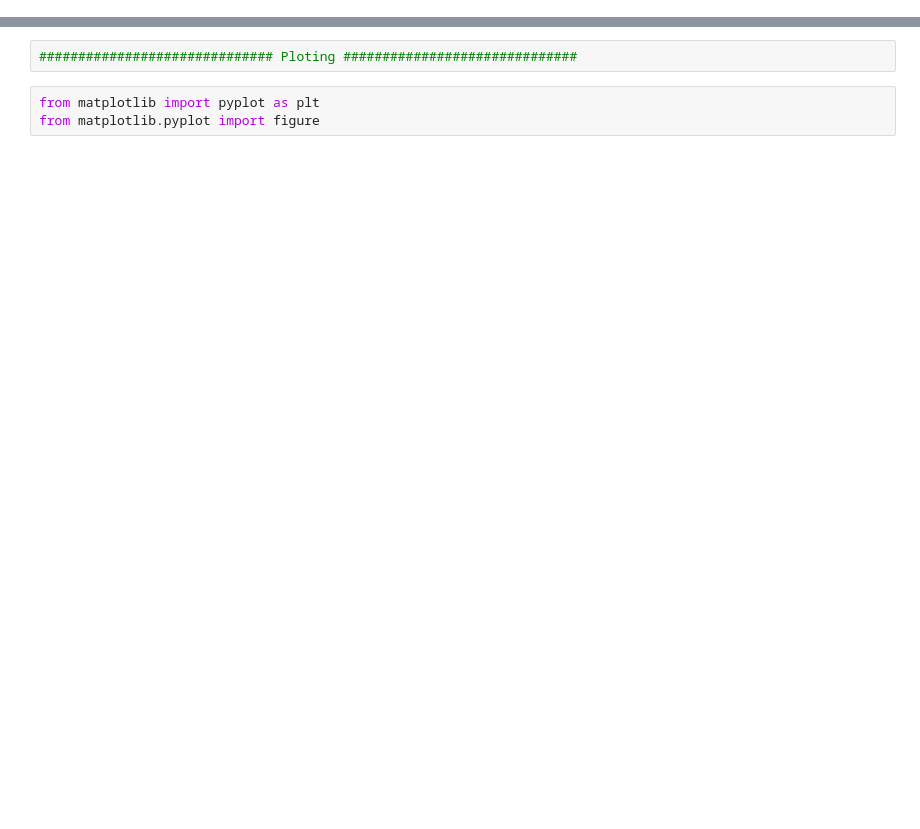
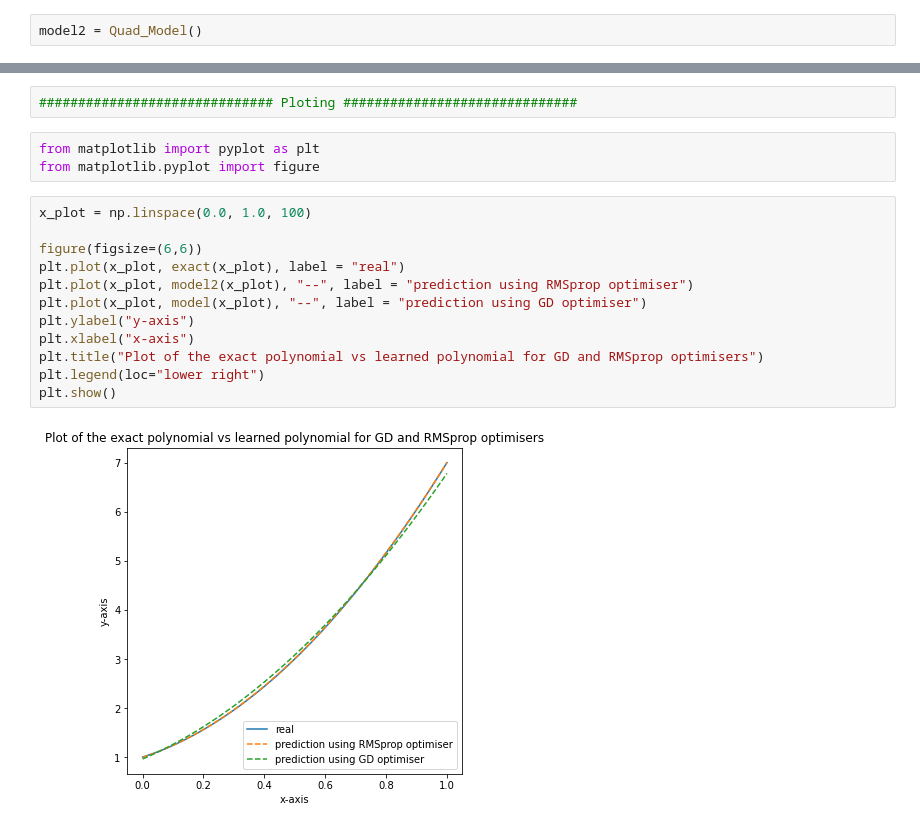
Before and after one commit to DarrahK/MMath, a Jupyter notebook: Quad_Poly_Example.ipynb, the cells around one changed output, grey strips where cells are left out. Drawn from its saved outputs; the diff is of its cells as text; blank space fills up the shorter version.

```diff
--- a/Quad_Poly_Example.ipynb
+++ b/Quad_Poly_Example.ipynb
@@ -123,0 +121,2 @@ model.trainable_variables
+# %%
+model2 = Quad_Model()
@@ -126,3 +162,17 @@ model.trainable_variables
 # %%
 from matplotlib import pyplot as plt
 from matplotlib.pyplot import figure
+# %%
+x_plot = np.linspace(0.0, 1.0, 100)
+
+figure(figsize=(6,6))
+plt.plot(x_plot, exact(x_plot), label = "real")
+plt.plot(x_plot, model2(x_plot), "--", label = "prediction using RMSprop optimiser")
+plt.plot(x_plot, model(x_plot), "--", label = "prediction using GD optimiser")
+plt.ylabel("y-axis")
+plt.xlabel("x-axis")
+plt.title("Plot of the exact polynomial vs learned polynomial for GD and RMSprop optimisers")
+plt.legend(loc="lower right")
+plt.show()
+# %% [output]
+[figure, added]
```
Also changed, not shown: parts of 16 cells of this notebook, 1 other file.
